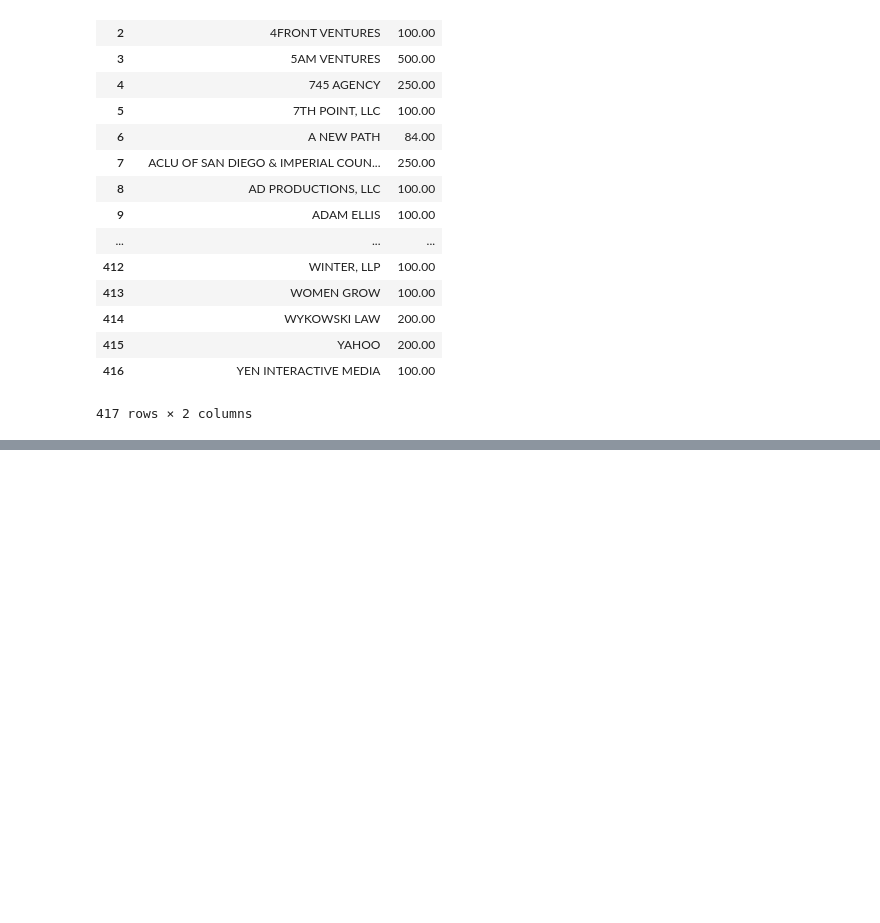
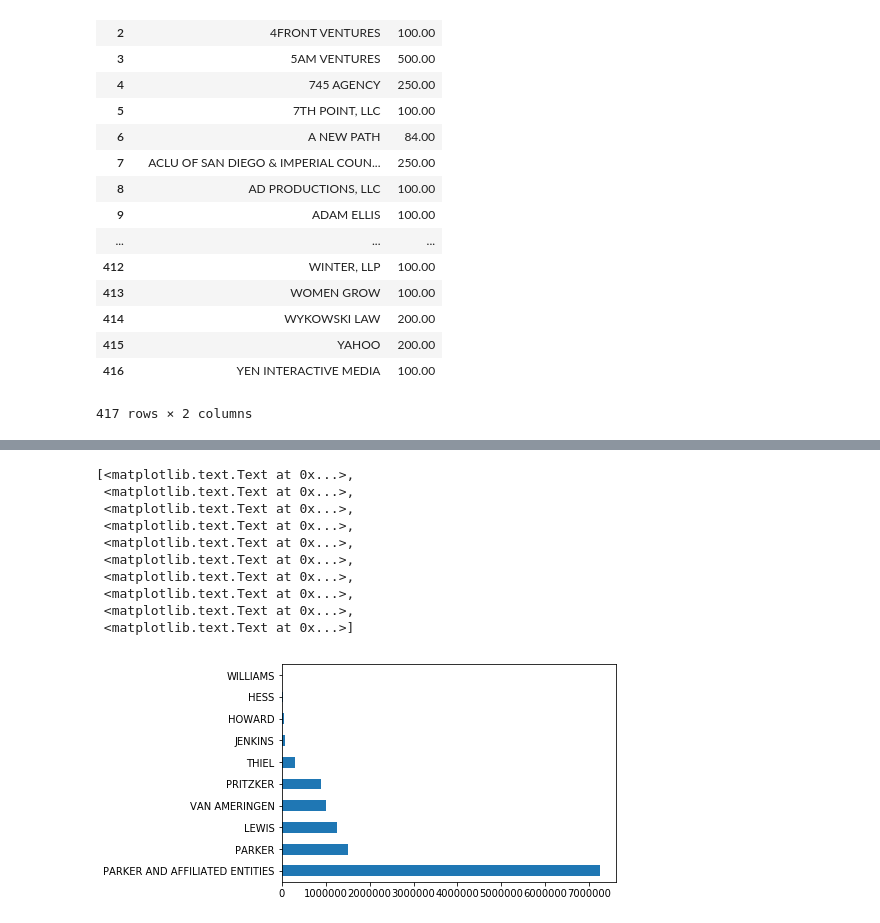
Before and after one commit to JoeYerardi/first-python-notebook, a Jupyter notebook: Untitled.ipynb, the cells around one changed output, grey strips where cells are left out. Drawn from its saved outputs; the diff is of its cells as text; code cells hidden in the pictures; blank space fills up the shorter version.

```diff
--- a/Untitled.ipynb
+++ b/Untitled.ipynb
@@ -408,0 +429,15 @@ merged.groupby(["contributor_employer"]).amount.sum().reset_index().sort_values(
+# %%
+chart = top_supporters.amount.plot.barh()
+chart.set_yticklabels(top_supporters.contributor_lastname)
+# %% [output]
+[<matplotlib.text.Text at 0x...>,
+ <matplotlib.text.Text at 0x...>,
+ <matplotlib.text.Text at 0x...>,
+ <matplotlib.text.Text at 0x...>,
+ <matplotlib.text.Text at 0x...>,
+ <matplotlib.text.Text at 0x...>,
+ <matplotlib.text.Text at 0x...>,
+ <matplotlib.text.Text at 0x...>,
+ <matplotlib.text.Text at 0x...>,
+ <matplotlib.text.Text at 0x...>]
+[figure, added]
```
Also changed, not shown: parts of 14 cells of this notebook, 2 other files.
